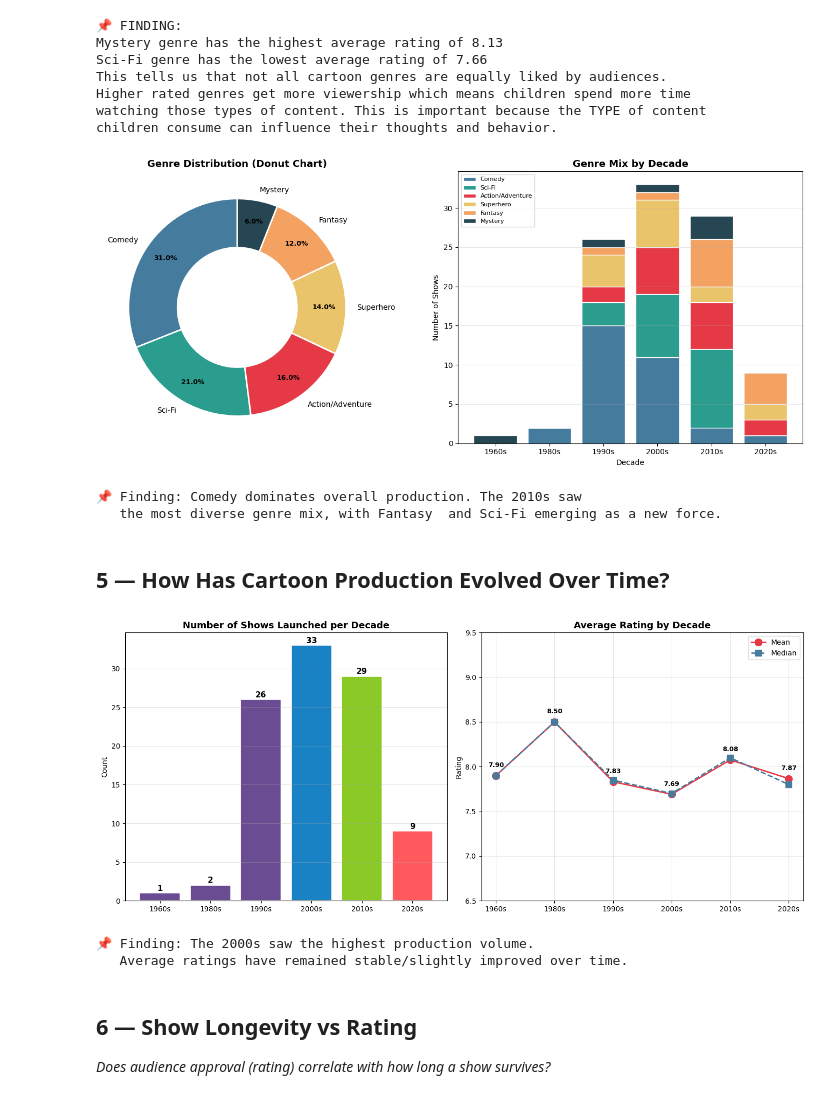
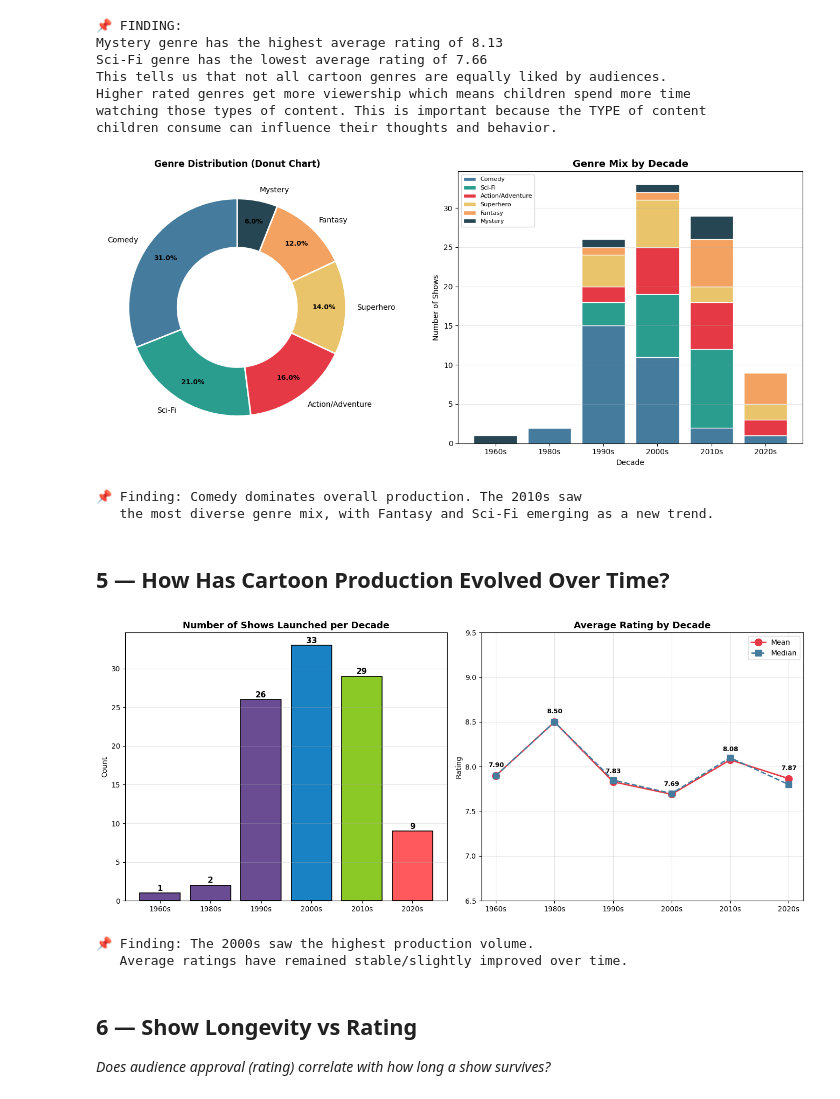
Before and after one commit to RonakSinghRaina/PROJECT-NEW, a Jupyter notebook: cartoon_analysis_complete_new.ipynb, the cells around one changed output. Saved outputs shown, nothing was run; the diff lists cells and outputs as text; code cells hidden in the pictures.

```diff
--- a/cartoon_analysis_complete_new.ipynb
+++ b/cartoon_analysis_complete_new.ipynb
@@ -393,7 +393,7 @@ children consume can influence their thoughts and behavior.
 # %%
 fig, axes = plt.subplots(1, 2, figsize=(14, 6))
 
-# ── 5a. Donut Chart ──
+# Donut Chart
 genre_counts = df['Genre'].value_counts().reindex(genres_order)
 colors = [genre_palette[g] for g in genres_order]
 wedges, texts, autotexts = axes[0].pie(
@@ -403,9 +403,9 @@ wedges, texts, autotexts = axes[0].pie(
 for t in autotexts:
     t.set_fontsize(9)
     t.set_fontweight('bold')
-axes[0].set_title('Genre Distribution (Donut Chart)', fontsize=13, fontweight='bold')
+axes[0].set_title('Genre Distribution (Donut Chart)', fontweight='bold')
 
-# ── 5b. Genre per decade stacked bar ──
+# Bar plot
 decade_genre = pd.crosstab(df['decade_label'], df['Genre'])
 decade_order = ['1960s','1980s','1990s','2000s','2010s','2020s']
 decade_genre = decade_genre.reindex(decade_order).fillna(0)
@@ -428,11 +428,11 @@ plt.tight_layout()
 plt.show()
 
 print("📌 Finding: Comedy dominates overall production. The 2010s saw")
-print("   the most diverse genre mix, with Fantasy  and Sci-Fi emerging as a new force.")
+print("   the most diverse genre mix, with Fantasy and Sci-Fi emerging as a new trend.")
 # %% [output]
-[figure, old version]
+[figure, new version]
 📌 Finding: Comedy dominates overall production. The 2010s saw
-   the most diverse genre mix, with Fantasy  and Sci-Fi emerging as a new force.
+   the most diverse genre mix, with Fantasy and Sci-Fi emerging as a new trend.
 # %% [markdown]
 ## 5 — How Has Cartoon Production Evolved Over Time?
 # %%
@@ -444,39 +444,39 @@ decade_stats = df.groupby('decade_label').agg(
     median_rating=('Rating', 'median')
 ).reindex(decade_order)
 
-# ── 7a. Shows launched per decade ──
+# Bar plot
 bars = axes[0].bar(decade_stats.index, decade_stats['count'],
                    color=['#6a4c93','#6a4c93','#6a4c93','#1982c4','#8ac926','#ff595e'],
-                   edgecolor='white', linewidth=1.2)
+                   edgecolor='black', linewidth=1.2)
 for bar, val in zip(bars, decade_stats['count']):
     axes[0].text(bar.get_x() + bar.get_width()/2, bar.get_height() + 0.3,
                  str(int(val)), ha='center', fontweight='bold', fontsize=11)
 axes[0].set_title('Number of Shows Launched per Decade', fontsize=13, fontweight='bold')
 axes[0].set_ylabel('Count')
 axes[0].grid(axis='y', alpha=0.3)
 
 # ── 7b. Average rating per decade ──
 axes[1].plot(decade_stats.index, decade_stats['mean_rating'],
              'o-', color='#e63946', linewidth=2, markersize=10, label='Mean')
 axes[1].plot(decade_stats.index, decade_stats['median_rating'],
              's--', color='#457b9d', linewidth=2, markersize=8, label='Median')
 for i, row in decade_stats.iterrows():
     axes[1].annotate(f"{row['mean_rating']:.2f}",
                      (i, row['mean_rating']), textcoords='offset points',
                      xytext=(0, 12), ha='center', fontsize=9, fontweight='bold')
 axes[1].set_title('Average Rating by Decade', fontsize=13, fontweight='bold')
 axes[1].set_ylabel('Rating')
 axes[1].set_ylim(6.5, 9.5)
 axes[1].legend()
 axes[1].grid(alpha=0.3)
 
 plt.tight_layout()
 plt.show()
 
 print("📌 Finding: The 2000s saw the highest production volume.")
 print("   Average ratings have remained stable/slightly improved over time.")
 # %% [output]
-[figure, old version]
+[figure, new version]
 📌 Finding: The 2000s saw the highest production volume.
    Average ratings have remained stable/slightly improved over time.
 # %% [markdown]
```
Also changed, not shown: parts of 5 cells of this notebook, 12 other files.
